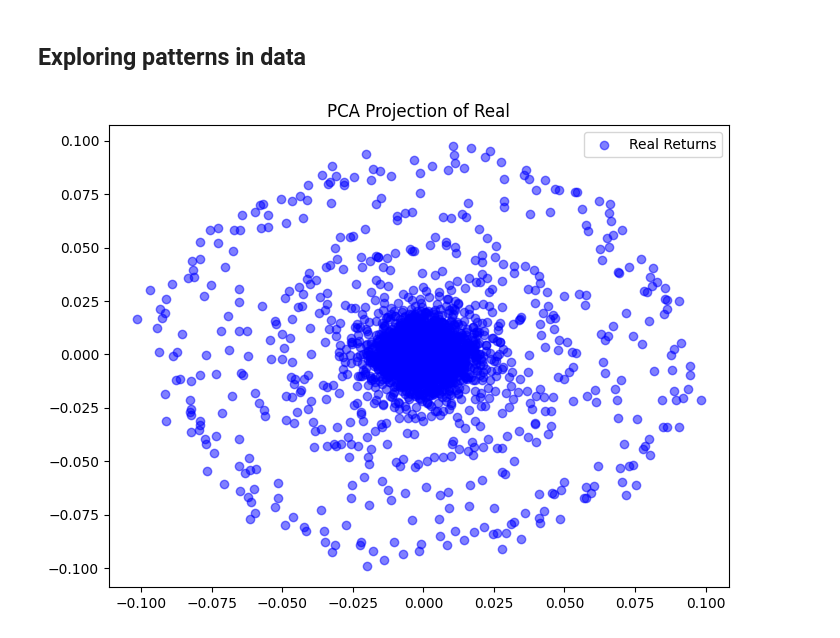
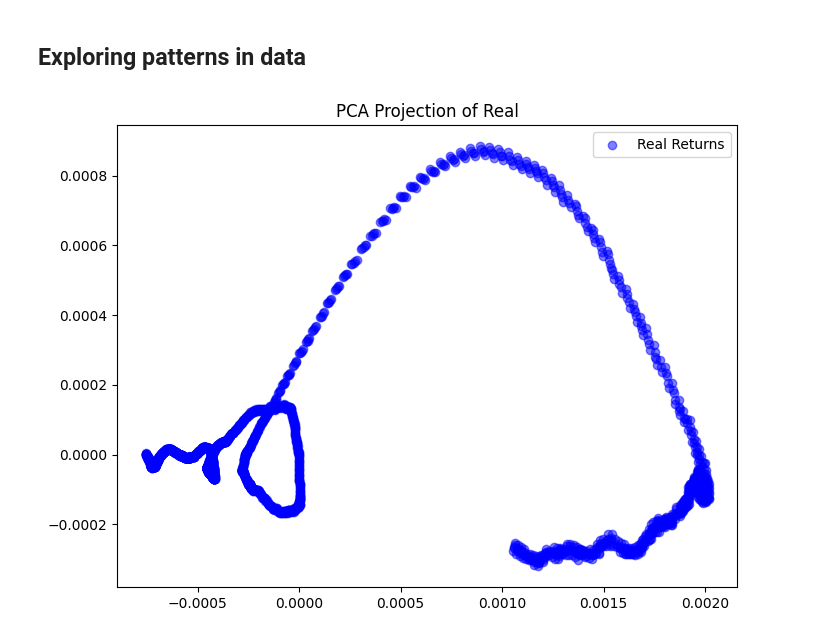
Before and after one commit to nickaskari/master-thesis, a Jupyter notebook: internal_models/CGANs/eda.ipynb, the cells around one changed output. Cells and saved outputs as stored; diff of their text form; code cells hidden in the pictures.

```diff
--- a/internal_models/CGANs/eda.ipynb
+++ b/internal_models/CGANs/eda.ipynb
@@ -44,32 +44,32 @@ returns_df, test_returns_df = fetch_data_df()
 # %%
 
 def create_rolling_empirical(returns_df, window_size=252):
     """Creates rolling 1-year (252-day) sequences from empirical data"""
     rolling_data = []
     for i in range(len(returns_df) - window_size):
         window = returns_df[i : i + window_size]
         rolling_data.append(window)
     return np.array(rolling_data)
 
 precomputed_rolling_returns = {asset: create_rolling_empirical(returns_df[asset].values) for asset in returns_df.columns}
-real_returns = precomputed_rolling_returns['REEL']
+real_returns = precomputed_rolling_returns['EONIA']
 real_returns = np.nan_to_num(real_returns, nan=np.nanmedian(real_returns))
 
 
 #generated_returns = np.nan_to_num(generated_returns, nan=np.nanmedian(generated_returns))
 
 # PCA Projection for real vs generated data
 pca = PCA(n_components=2)
 
 real_pca = pca.fit_transform(real_returns)
 
 plt.figure(figsize=(8, 6))
 plt.scatter(real_pca[:, 0], real_pca[:, 1], color="blue", label="Real Returns", alpha=0.5)
 plt.legend()
 plt.title("PCA Projection of Real")
 plt.show()
 # %% [output]
-[figure, old version]
+[figure, new version]
 # %%
 import numpy as np
 import pandas as pd
```
Also changed, not shown: parts of 3 cells of this notebook, 9 other files.
